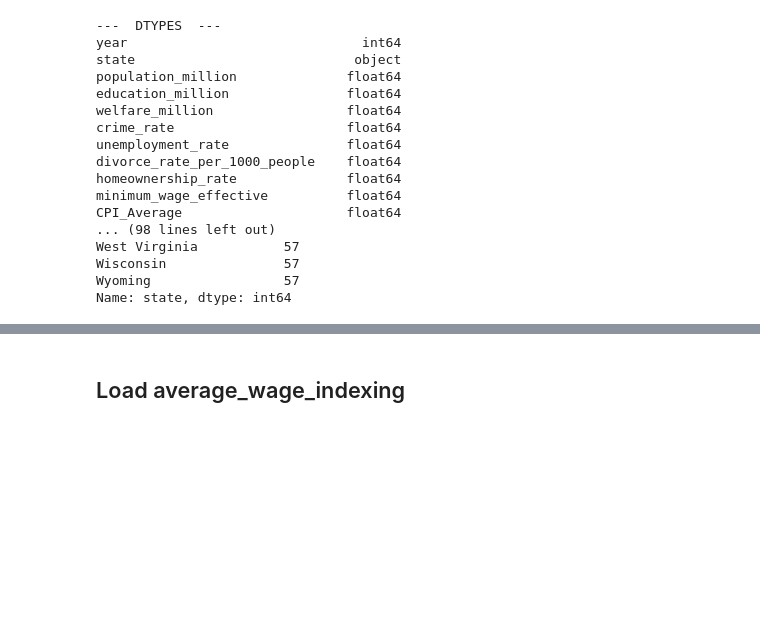
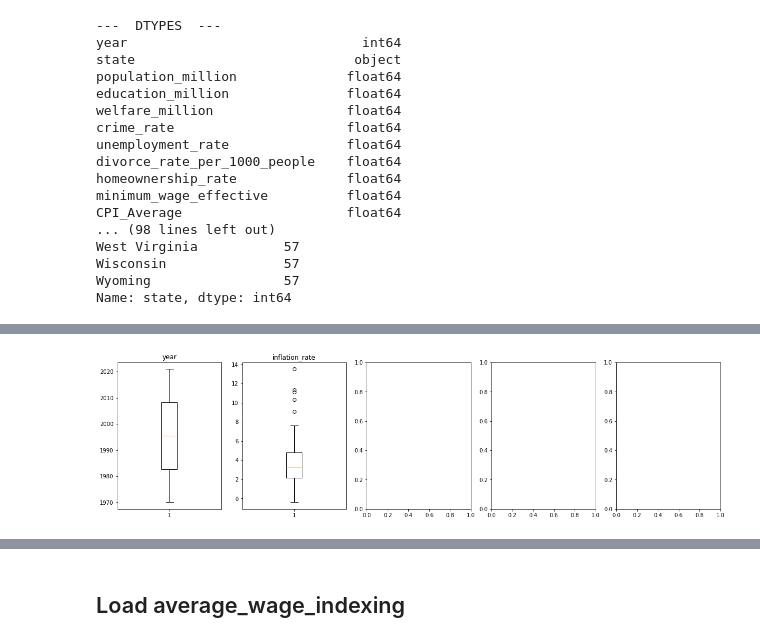
Before and after one commit to taytaka/Poverty_and_Minimum_Wage, a Jupyter notebook: ETL_merge_all_csv_files.ipynb, the cells around one changed output, grey strips where cells are left out. Cells and saved outputs as stored; diff of their text form; code cells hidden in the pictures; blank space fills up the shorter version.

```diff
--- a/ETL_merge_all_csv_files.ipynb
+++ b/ETL_merge_all_csv_files.ipynb
@@ -642,0 +696,4 @@ Name: state, dtype: int64
+# %%
+boxplots(inflation_df)
+# %% [output]
+[figure, added]
```
Also changed, not shown: parts of 12 cells of this notebook, 6 other files.
